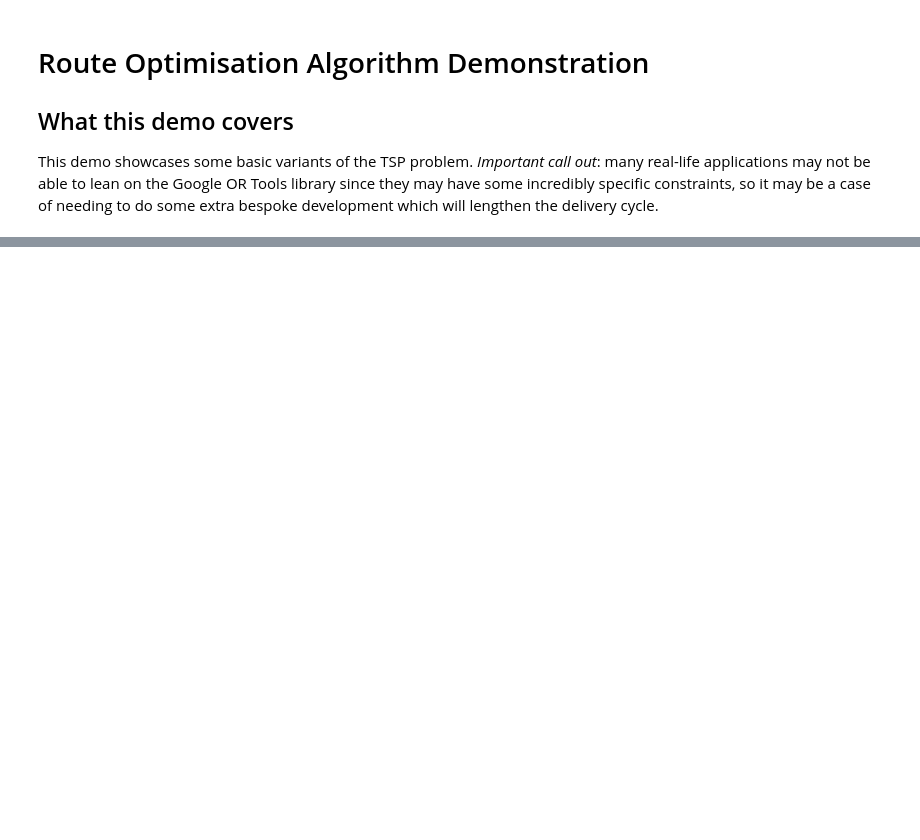
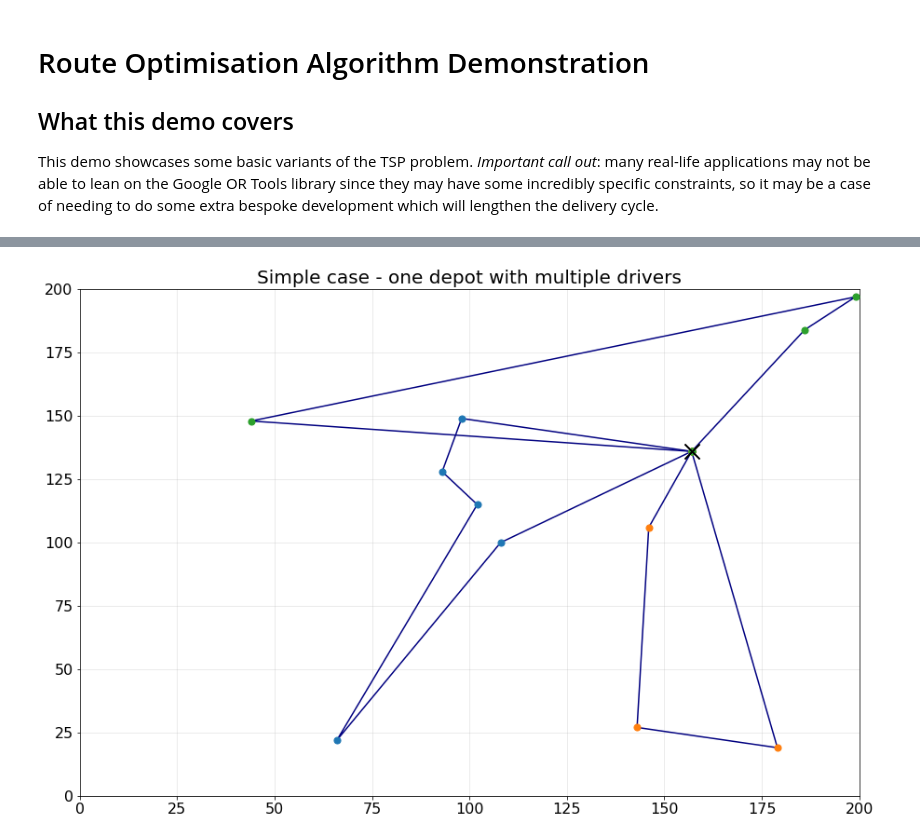
Before and after one commit to cillianbissett/mvrp_demo, a Jupyter notebook: Demo Notebook.ipynb, the cells around one changed output, grey strips where cells are left out. Saved outputs shown, nothing was run; the diff lists cells and outputs as text; code cells hidden in the pictures; blank space fills up the shorter version.

```diff
--- a/Demo Notebook.ipynb
+++ b/Demo Notebook.ipynb
@@ -55,0 +55,2 @@ TypeError: problem_solver() missing 1 required positional argument: 'num_enginee
+# %%
+routes = problem_solver(distance_matrix, engineers)
@@ -55,0 +71,4 @@ TypeError: problem_solver() missing 1 required positional argument: 'num_enginee
+# %%
+clean_routes = route_cleaner(routes, jobs, True)
+routes_data = fetch_route_detail(clean_routes, call_locations)
+routes_data
@@ -55,0 +91,4 @@ TypeError: problem_solver() missing 1 required positional argument: 'num_enginee
+# %%
+plot_routes(routes_data, 'Simple case - one depot with multiple drivers')
+# %% [output]
+[figure, added]
```
Also changed, not shown: parts of 11 cells of this notebook, 3 other files.
